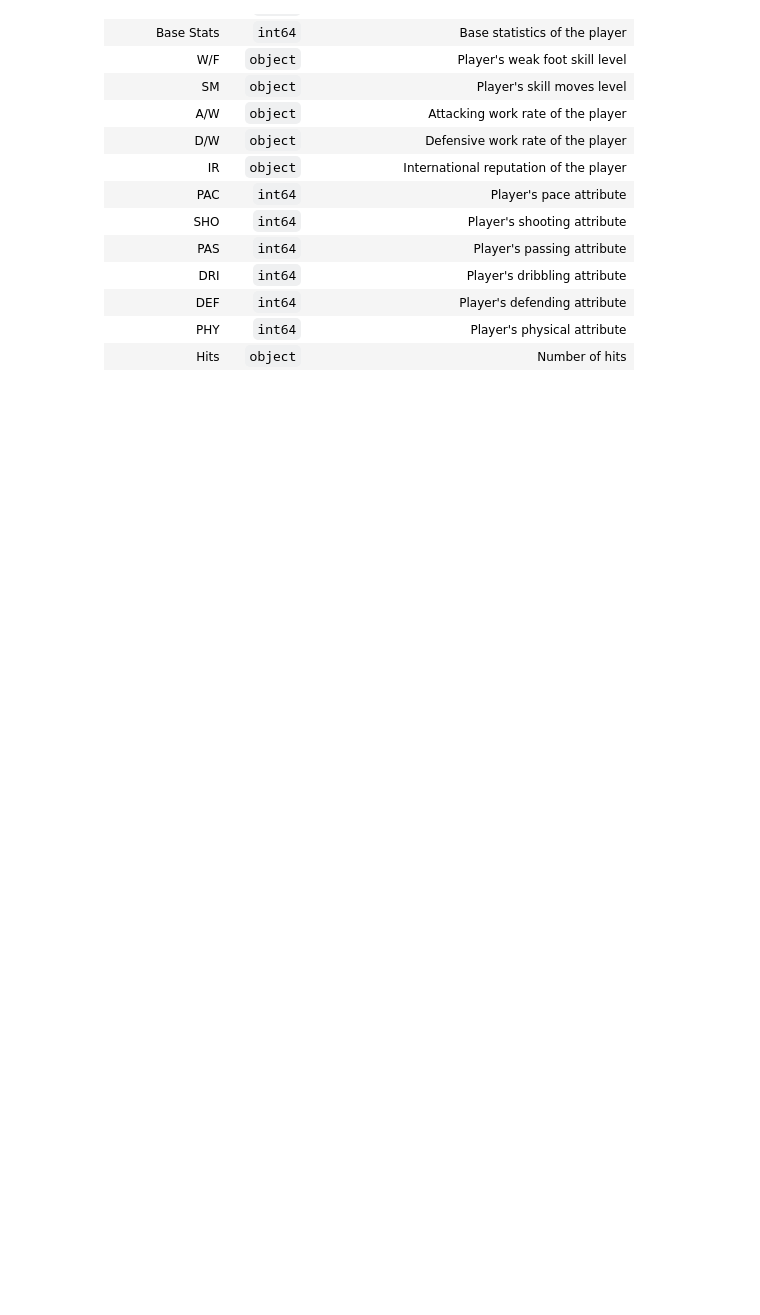
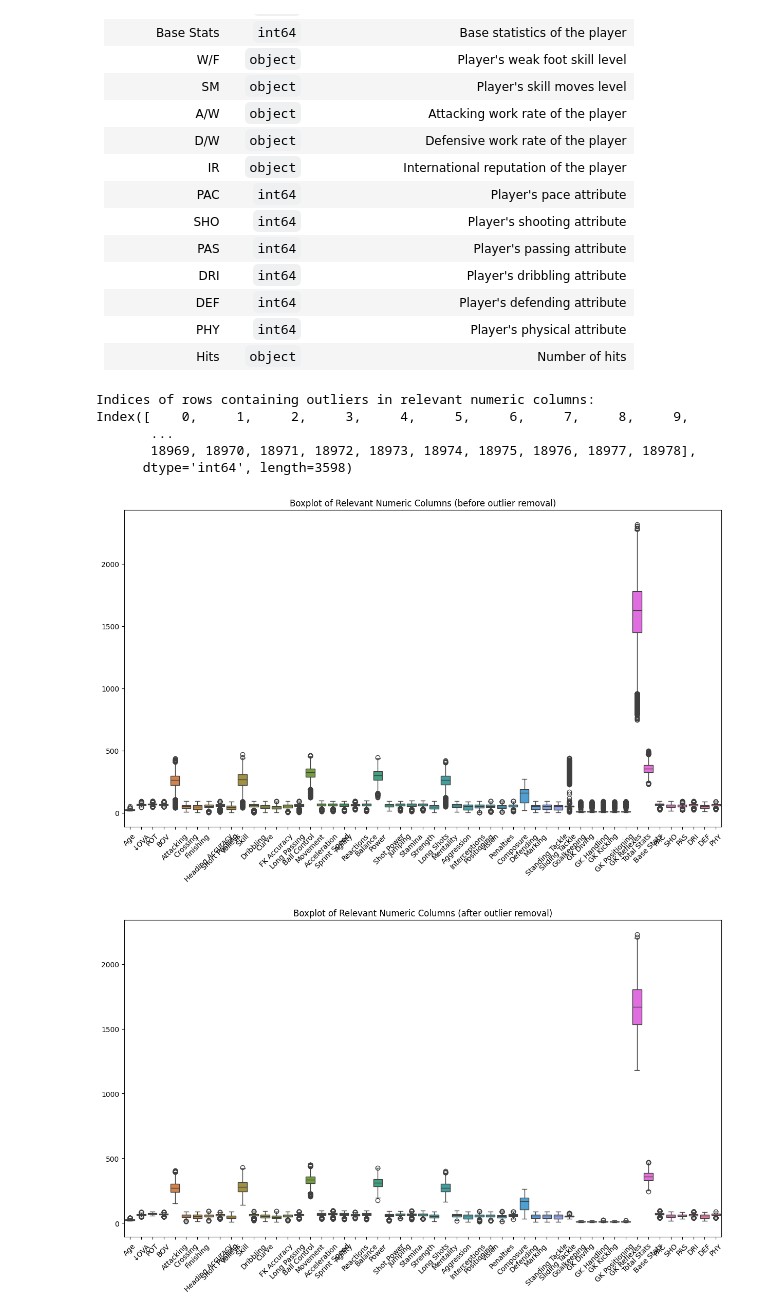
Before and after one commit to ReapredatoR/CodeAlpha_Data_Preprocessing, a Jupyter notebook: main.ipynb, the cells around one changed output. Drawn from its saved outputs; the diff is of its cells as text; code cells hidden in the pictures; blank space fills up the shorter version.

Commit message:
removed outliers

```diff
--- a/main.ipynb
+++ b/main.ipynb
@@ -182,3 +182,50 @@ dtype: object
 | DEF | `int64` | Player's defending attribute |
 | PHY | `int64` | Player's physical attribute |
 | Hits | `object` | Number of hits |
+# %%
+# Select only relevant numeric columns for outlier detection
+relevant_numeric_cols = df.select_dtypes(include=np.number).drop(columns=['ID'])
+
+# Handle missing values
+relevant_numeric_cols.dropna(inplace=True)
+
+# Calculate the Interquartile Range (IQR)
+Q1 = relevant_numeric_cols.quantile(0.25)
+Q3 = relevant_numeric_cols.quantile(0.75)
+IQR = Q3 - Q1
+
+# Define the lower and upper bounds for outlier detection
+lower_bound = Q1 - 1.5 * IQR
+upper_bound = Q3 + 1.5 * IQR
+
+# Identify outliers using the bounds
+outliers = ((relevant_numeric_cols < lower_bound) | (relevant_numeric_cols > upper_bound)).any(axis=1)
+
+# Print the indices of rows containing outliers
+print("Indices of rows containing outliers in relevant numeric columns:")
+print(relevant_numeric_cols[outliers].index)
+
+
+plt.figure(figsize=(15, 8))
+sns.boxplot(data=relevant_numeric_cols)
+plt.title("Boxplot of Relevant Numeric Columns (before outlier removal)")
+plt.xticks(rotation=45)
+plt.show()
+
+# Remove outliers from relevant numeric columns
+relevant_numeric_cols_no_outliers = relevant_numeric_cols[~outliers]
+
+# Visualize box plots after outlier removal for relevant numeric columns
+plt.figure(figsize=(15, 8))
+sns.boxplot(data=relevant_numeric_cols_no_outliers)
+plt.title("Boxplot of Relevant Numeric Columns (after outlier removal)")
+plt.xticks(rotation=45)
+plt.show()
+# %% [output]
+Indices of rows containing outliers in relevant numeric columns:
+Index([    0,     1,     2,     3,     4,     5,     6,     7,     8,     9,
+       ...
+       18969, 18970, 18971, 18972, 18973, 18974, 18975, 18976, 18977, 18978],
+      dtype='int64', length=3598)
+[figure, added]
+[figure, added]
```
